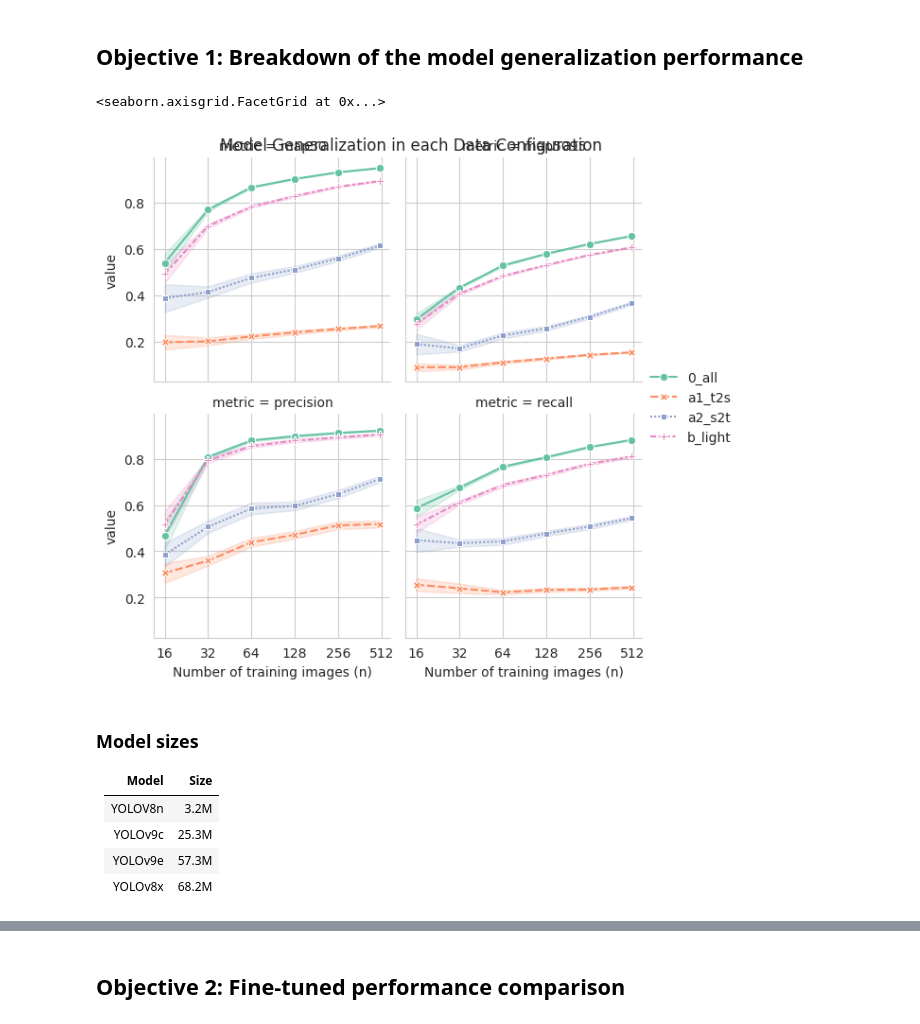
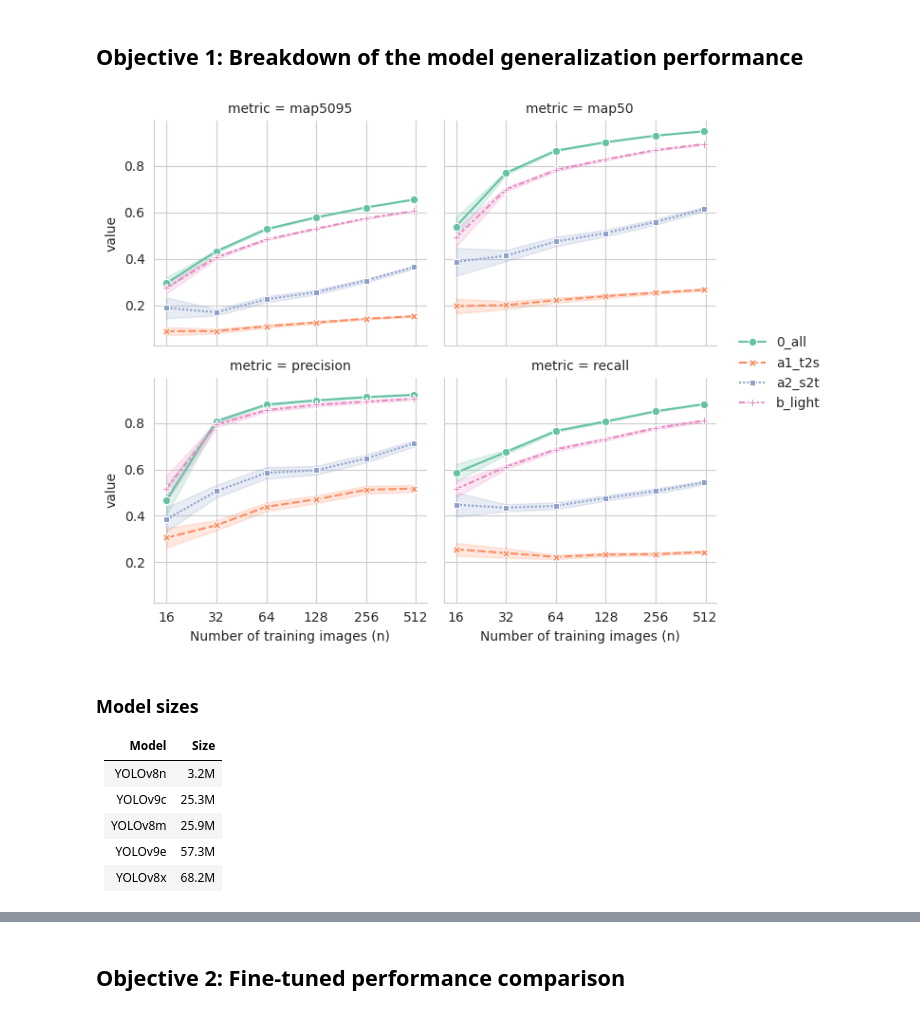
Before and after one commit to Niche-Squad/COLO, a Jupyter notebook: _3_evaluate.ipynb, the cells around one changed output, grey strips where cells are left out. Drawn from its saved outputs; the diff is of its cells as text; code cells hidden in the pictures.

Commit message:
update tables and figures

```diff
--- a/_3_evaluate.ipynb
+++ b/_3_evaluate.ipynb
@@ -148,33 +148,35 @@ data_sum.to_csv(os.path.join(file_out, "summary.csv"), index=False)
 # %%
 sns.set_style("whitegrid")
 data_fig = data_long.\
     query("model == 'yolov9e'").\
-    query('config in ["0_all", "a1_t2s", "a2_s2t", "b_light"]')
+    query('config in ["0_all", "a1_t2s", "a2_s2t", "b_light"]').\
+    query('metric in ["map5095", "map50", "precision", "recall"]')
 
 g = sns.FacetGrid(data_fig,
     col="metric",
-    col_order=["map50", "map5095", "precision", "recall"],
+    col_order=["map5095", "map50", "precision", "recall"],
     col_wrap=2,
     margin_titles=True,
     sharey="row",
 )
 g.map_dataframe(sns.lineplot,
     x="n", y="value",
     hue="config", style="config",
     hue_order=["0_all", "a1_t2s", "a2_s2t", "b_light"],
     style_order=["0_all", "a1_t2s", "a2_s2t", "b_light"],
     err_style="band", errorbar=("se", 2),
     markers=True,
     palette="Set2",)
 # title
-g.figure.subplots_adjust(right=1.2)
-g.figure.suptitle("Model Generalization in each Data Configuration")
+# g.figure.suptitle("Model Generalization in each Data Configuration")
 g.set(
     xscale="log",
     xticks=[2**i for i in range(4, 10)],
     xticklabels=[2**i for i in range(4, 10)],
     xlabel="Number of training images (n)",)
+g.figure.subplots_adjust(right=1.2)
 g.add_legend()
+g.figure.set_size_inches(8, 6)
+g.figure.savefig(os.path.join(file_out, "fig1_config.png"), dpi=300)
 # %% [output]
-<seaborn.axisgrid.FacetGrid at 0x...>
-[figure, old version]
+[figure, new version]
@@ -182,8 +190,9 @@ g.add_legend()
 ### Model sizes
 | Model | Size |
 | --- | --- |
-|YOLOV8n|3.2M|
+|YOLOv8n|3.2M|
 |YOLOv9c| 25.3M|
+|YOLOv8m| 25.9M|
 |YOLOv9e| 57.3M|
 |YOLOv8x| 68.2M|
 # %%
```
Also changed, not shown: parts of 13 cells of this notebook, 2 other files.
